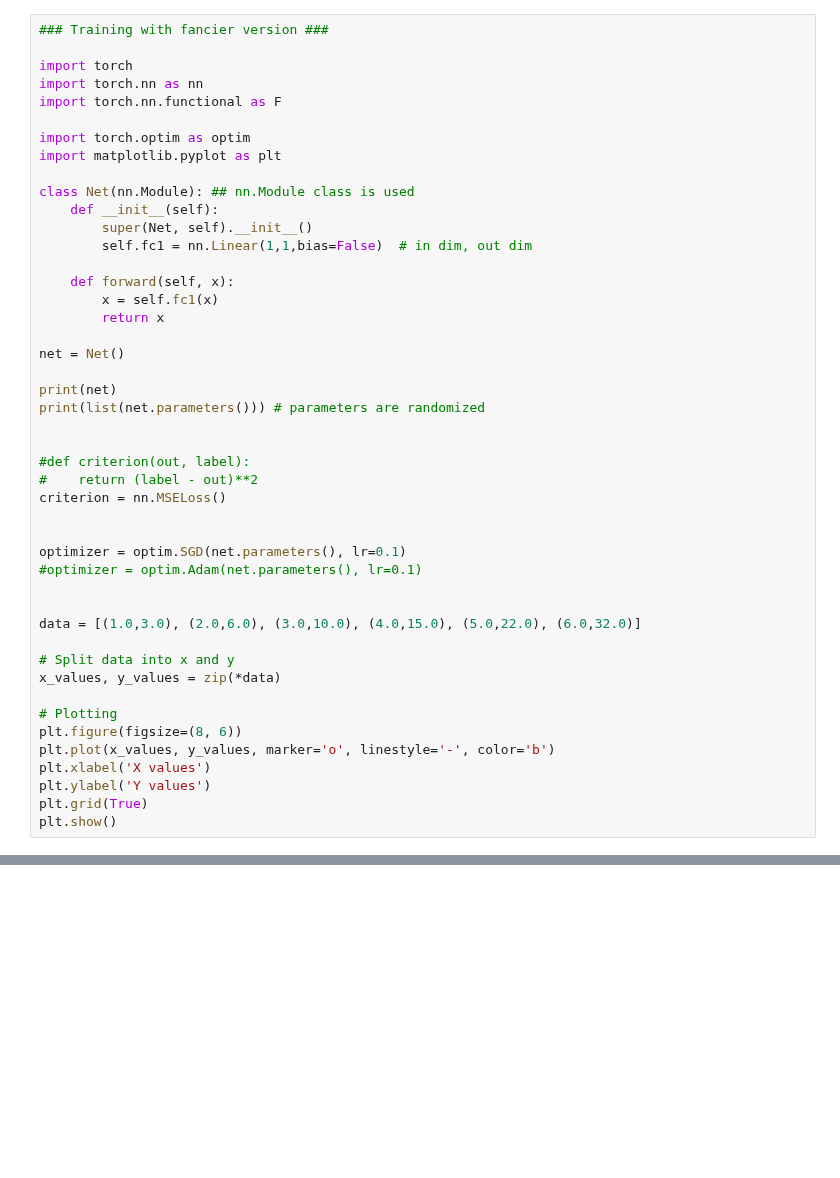
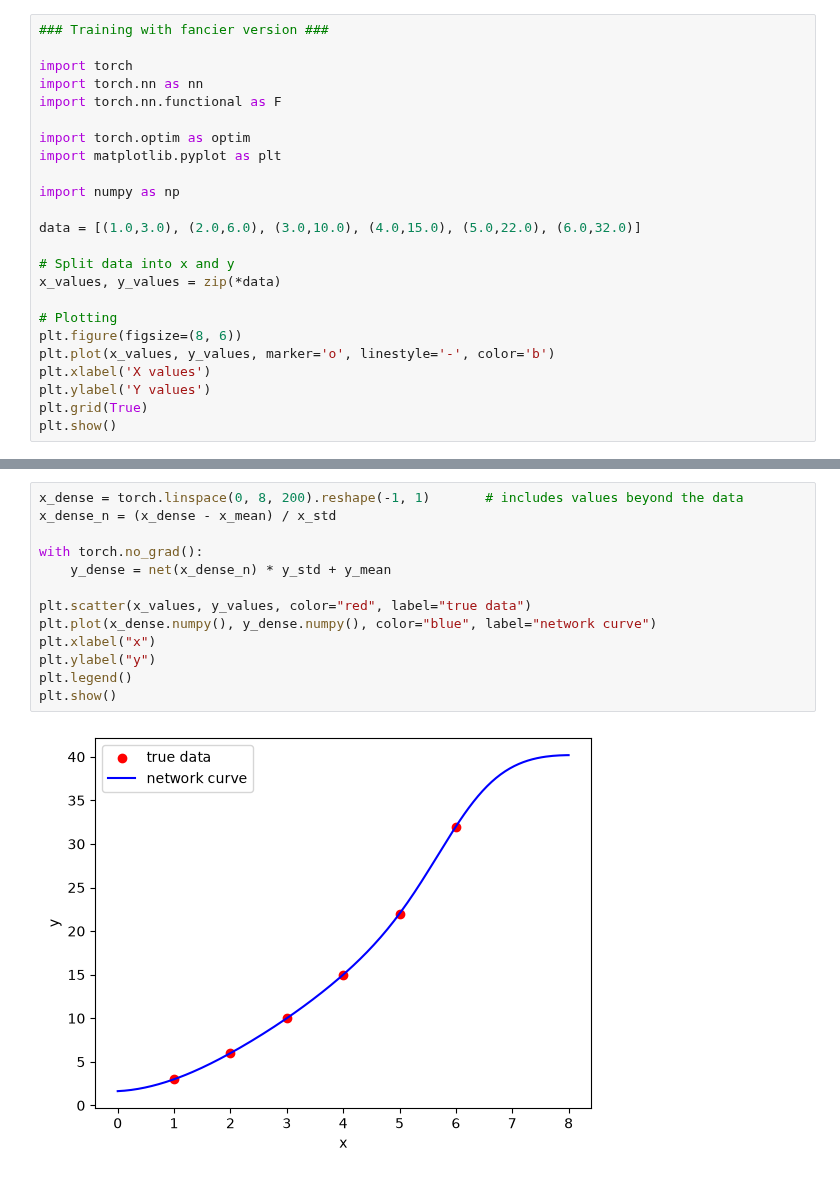
Before and after one commit to thomasprince45511/ece284, a Jupyter notebook: software/hw/[HW_Code3]_Mult-layer_Perceptron_Non_linear_Training.ipynb, the cells around one changed output, grey strips where cells are left out. Saved outputs shown, nothing was run; the diff lists cells and outputs as text; blank space fills up the shorter version.

```diff
--- a/software/hw/[HW_Code3]_Mult-layer_Perceptron_Non_linear_Training.ipynb
+++ b/software/hw/[HW_Code3]_Mult-layer_Perceptron_Non_linear_Training.ipynb
@@ -8,29 +8,7 @@ import torch.nn.functional as F
 import torch.optim as optim
 import matplotlib.pyplot as plt
 
-class Net(nn.Module): ## nn.Module class is used
-    def __init__(self):
-        super(Net, self).__init__()
-        self.fc1 = nn.Linear(1,1,bias=False)  # in dim, out dim
-
-    def forward(self, x):
-        x = self.fc1(x)
-        return x
-
-net = Net()
-
-print(net)
-print(list(net.parameters())) # parameters are randomized
-
-
-#def criterion(out, label):
-#    return (label - out)**2
-criterion = nn.MSELoss()
-
-
-optimizer = optim.SGD(net.parameters(), lr=0.1)
-#optimizer = optim.Adam(net.parameters(), lr=0.1)
-
+import numpy as np
 
 data = [(1.0,3.0), (2.0,6.0), (3.0,10.0), (4.0,15.0), (5.0,22.0), (6.0,32.0)]
 
@@ -102,0 +93,15 @@ W.grad
+# %%
+x_dense = torch.linspace(0, 8, 200).reshape(-1, 1)       # includes values beyond the data
+x_dense_n = (x_dense - x_mean) / x_std
+
+with torch.no_grad():
+    y_dense = net(x_dense_n) * y_std + y_mean
+
+plt.scatter(x_values, y_values, color="red", label="true data")
+plt.plot(x_dense.numpy(), y_dense.numpy(), color="blue", label="network curve")
+plt.xlabel("x")
+plt.ylabel("y")
+plt.legend()
+plt.show()
+# %% [output]
+[figure, added]
```
Also changed, not shown: parts of 6 cells of this notebook, 2 other files.
